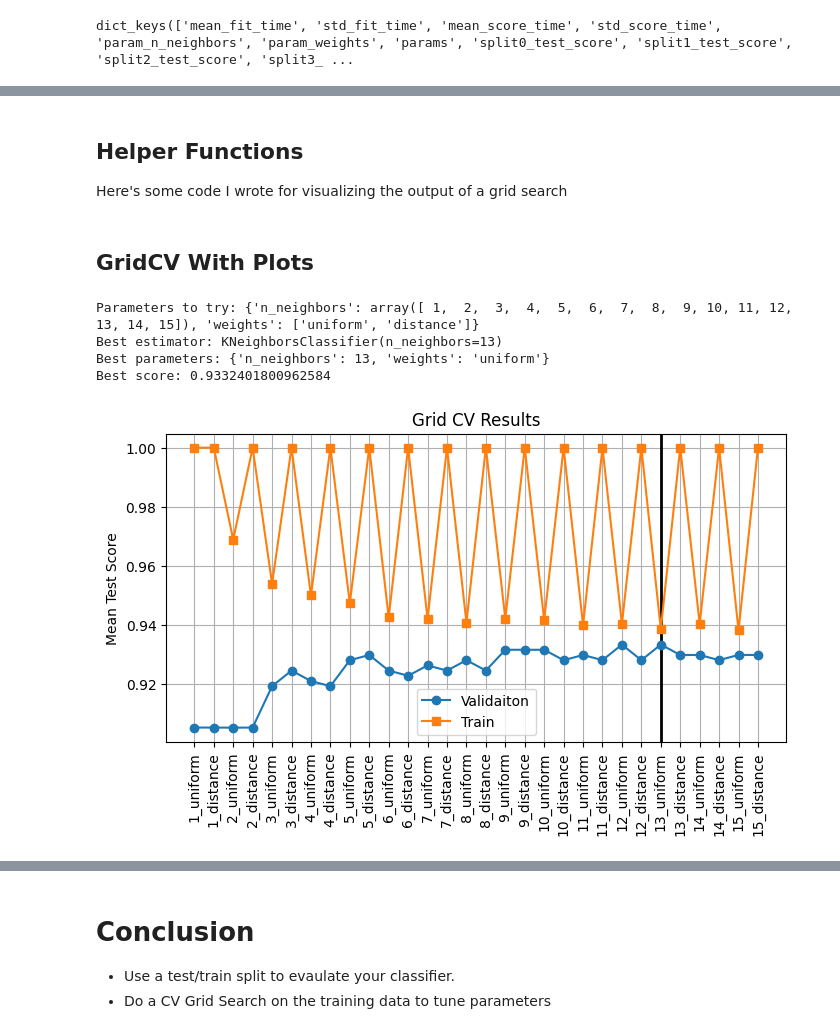
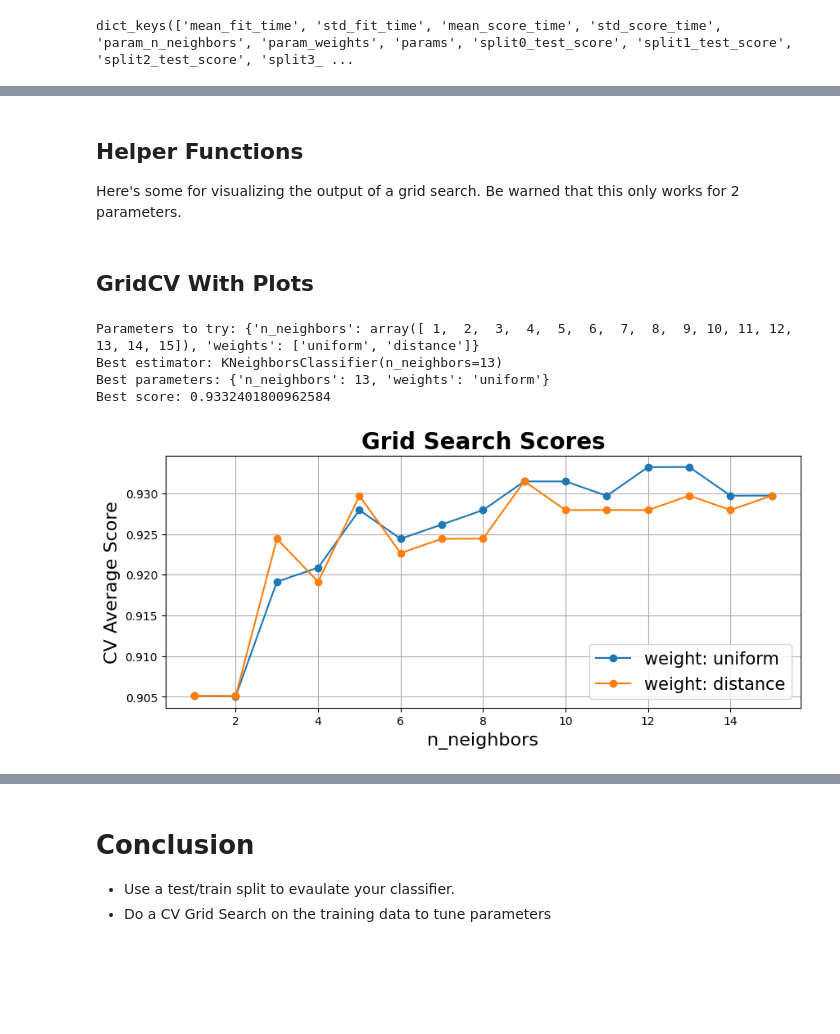
Before and after one commit to mdaugherity/MachineLearning2024, a Jupyter notebook: tutorial/Tutorial_06_Tuning_and_Evaluation.ipynb, the cells around one changed output, grey strips where cells are left out. Cells and saved outputs as stored; diff of their text form; code cells hidden in the pictures; blank space fills up the shorter version.

```diff
--- a/tutorial/Tutorial_06_Tuning_and_Evaluation.ipynb
+++ b/tutorial/Tutorial_06_Tuning_and_Evaluation.ipynb
@@ -107,7 +109,7 @@ We'll start by doing things the hard way for transparency.  The basic approach i
 Play with this code below.  Notice how the results depend on test_size and can be VERY sensitive on random_state.
 # %%
 # Run this with and without random_state
-X_train, X_test, y_train, y_test = model_selection.train_test_split(X, y, test_size=0.2)#random_state=1)
+X_train, X_test, y_train, y_test = model_selection.train_test_split(X, y) #random_state=1)
 print(X.shape)
 
 KLIST = np.arange(1,16)
@@ -124,7 +126,7 @@ for i,k in enumerate(KLIST):
 
 best_k = KLIST[test_scores.argmax()]
 print(f"Best k: {best_k}")
-print(f"Best Test Score: {test_scores.max()}")
+print(f"Best Test Score: {test_scores.max():0.3f}")
 
 plt.figure(figsize=(10,5))
 plt.axvline(best_k, color='black', lw=2) # draw black line behind best params
@@ -133,7 +135,7 @@ plt.plot(KLIST, test_scores, label='Testing Accuracy')
 plt.legend()
 plt.xlabel('Neighbors')
 plt.ylabel('Accuracy')
-plt.title('Tuning k')
+plt.title('Tuning k - Very sensitive to particular random state')
 plt.grid()
 plt.show()
 # %% [output]
@@ -167,7 +163,8 @@ X_train, X_test, y_train, y_test = model_selection.train_test_split(X, y, test_s
 
 # Automatically search for the best parameters
 KLIST = np.arange(1,16)
-params = {'n_neighbors':KLIST, 'weights':['uniform','distance']}  # Set up parameters to try
+WLIST = ['uniform','distance']
+params = {'n_neighbors':KLIST, 'weights':WLIST}  # Set up parameters to try
 print('Parameters to try:',params)
 
 grid_clf = model_selection.GridSearchCV(neighbors.KNeighborsClassifier(), param_grid=params, return_train_score=True)
@@ -212,3 +238,3 @@ res
 # %% [markdown]
 ## Helper Functions
-Here's some code I wrote for visualizing the output of a grid search
+Here's some for visualizing the output of a grid search.  Be warned that this only works for 2 parameters.
@@ -244,24 +241,47 @@ def make_grid_plot(grid_clf):
+# %%
+#https://stackoverflow.com/questions/37161563/how-to-graph-grid-scores-from-gridsearchcv
+
+def plot_2par_grid_search(cv_results, grid_param_1, grid_param_2, name_param_1, name_param_2):
+    """Plot GridCV results for two parameter searches"""
+    # Get Test Scores Mean and std for each grid search
+    scores_mean = cv_results['mean_test_score']
+    scores_mean = np.array(scores_mean).reshape(len(grid_param_1),len(grid_param_2)) # FIXED A BUG HERE
+
+    # Plot Grid search scores
+    _, ax = plt.subplots(1,1,figsize=(10,4))
+
+    # Param1 is the X-axis, Param 2 is represented as a different curve (color line)
+    for idx, val in enumerate(grid_param_2):
+        ax.plot(grid_param_1, scores_mean[:,idx], '-o', label= name_param_2 + ': ' + str(val)) # FIXED
+
+    ax.set_title("Grid Search Scores", fontsize=20, fontweight='bold')
+    ax.set_xlabel(name_param_1, fontsize=16)
+    ax.set_ylabel('CV Average Score', fontsize=16)
+    ax.legend(loc="best", fontsize=15)
+    ax.grid('on')
 # %% [markdown]
 ## GridCV With Plots
 # %%
+# Try this with and without random_state
 X_train, X_test, y_train, y_test = model_selection.train_test_split(X, y, test_size=0.2)  #random_state=1)
 
 # Automatically search for the best parameters
 KLIST = np.arange(1,16)
-params = {'n_neighbors':KLIST, 'weights':['uniform','distance']}  # Set up parameters to try
+WLIST = ['uniform','distance']
+params = {'n_neighbors':KLIST, 'weights':WLIST}  # Set up parameters to try
 print('Parameters to try:',params)
 
 grid_clf = model_selection.GridSearchCV(neighbors.KNeighborsClassifier(), param_grid=params, return_train_score=True)
 grid_clf.fit(X,y)
 
 print('Best estimator:', grid_clf.best_estimator_)
 print('Best parameters:', grid_clf.best_params_)
 print('Best score:', grid_clf.best_score_)
 
-make_grid_plot(grid_clf)
+plot_2par_grid_search(grid_clf.cv_results_, KLIST, WLIST, 'n_neighbors', 'weight')
 # %% [output]
 Parameters to try: {'n_neighbors': array([ 1,  2,  3,  4,  5,  6,  7,  8,  9, 10, 11, 12, 13, 14, 15]), 'weights': ['uniform', 'distance']}
 Best estimator: KNeighborsClassifier(n_neighbors=13)
 Best parameters: {'n_neighbors': 13, 'weights': 'uniform'}
 Best score: 0.9332401800962584
-[figure, old version]
+[figure, new version]
```
Also changed, not shown: parts of 15 cells of this notebook.
